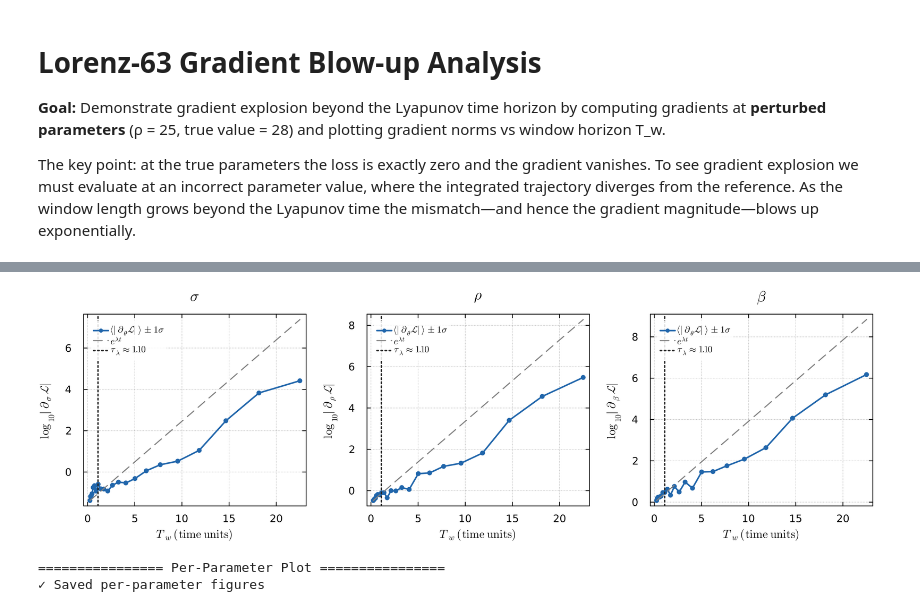
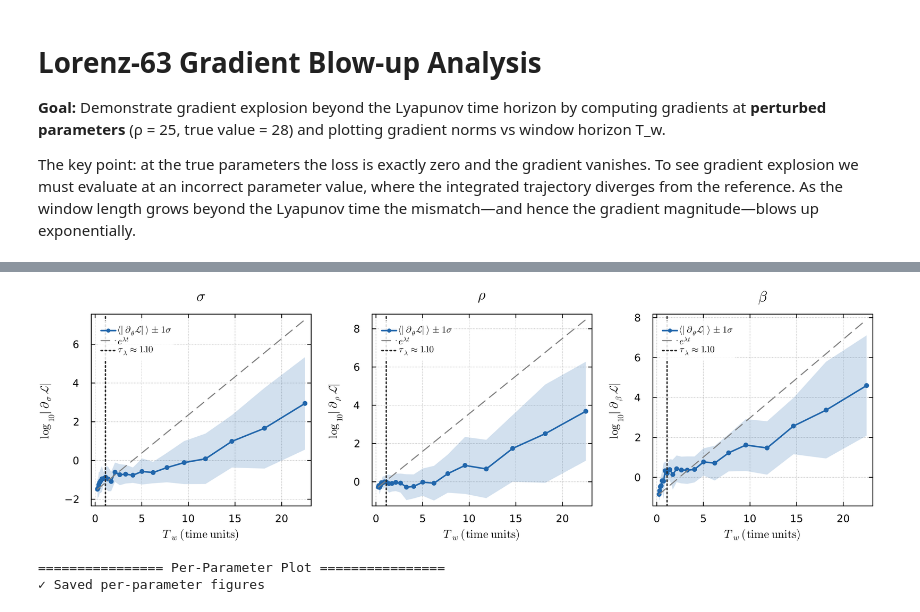
Before and after one commit to nviebig/LorenzParameterEstimation, a Jupyter notebook: examples_weather/basic_training/l63_gradient_blowup.ipynb, the cells around one changed output, grey strips where cells are left out. Saved outputs shown, nothing was run; the diff lists cells and outputs as text; code cells hidden in the pictures.

```diff
--- a/examples_weather/basic_training/l63_gradient_blowup.ipynb
+++ b/examples_weather/basic_training/l63_gradient_blowup.ipynb
@@ -157,7 +140,8 @@ println("\n================ Publication-Quality Plot ================")
 
 valid = isfinite.(grad_means) .& isfinite.(grad_stds)
 Tw_v = Tw_list[valid][1:end-1]
-μ_v  = grad_means[valid][1:end-1]   # log10 values
+μ_v  = grad_means[valid][1:end-1]   # mean of log10(norm)
+σ_v  = grad_stds[valid][1:end-1]    # std  of log10(norm) — symmetric ribbon in log space
 
 # ── linear fit in log10 space: log10(‖∇‖) = a + b·T_w  →  λ_fit = b·ln(10) ─
 A       = [ones(length(Tw_v)) Tw_v]
@@ -179,13 +163,16 @@ col_vline = RGB(0.15, 0.15, 0.15)
 
 p = plot(
     Tw_v, μ_v;
+    ribbon            = σ_v,
+    fillalpha         = 0.20,
+    fillcolor         = col_line,
     linecolor         = col_line,
     linewidth         = 2.0,
     markershape       = :circle,
     markersize        = 4.5,
     markercolor       = col_line,
     markerstrokewidth = 0,
-    label             = L"\langle\log_{10}\|\nabla_\theta\mathcal{L}\|_2\rangle\;(n\!=\!30)",
+    label             = L"\langle\log_{10}\|\nabla_\theta\mathcal{L}\|_2\rangle \pm 1\sigma\;(n\!=\!30)",
     xlabel      = L"T_w \; (\mathrm{time\; units})",
     ylabel      = L"\log_{10}\|\nabla_{\!\theta}\,\mathcal{L}\|_2",
     size        = (520, 360),
@@ -206,7 +193,6 @@ p = plot(
     background_color_legend = RGBA(1, 1, 1, 0.85),
 )
 
-
 # theoretical Lyapunov reference
 plot!(p, t_ref_line, log_exp_ref;
       linecolor = col_ref,
@@ -306,18 +291,13 @@ for (means, stds, param_name, ylabel_str) in param_data
     μ_v  = means[valid]
     σ_v  = stds[valid]
 
-    # transform to log10 space — ribbon is then symmetric in log units
-    log_μ    = log10.(μ_v)
-    log_lo   = log10.(max.(μ_v .- σ_v, 1e-10))
-    log_hi   = log10.(μ_v .+ σ_v)
-    d_lo_log = log_μ .- log_lo
-    d_hi_log = log_hi .- log_μ
-
+    # μ_v and σ_v are already in log10 space — symmetric ribbon
     t_ref_line  = range(Tw_v[1], Tw_v[end], length=400)
-    log_exp_ref = log10.(μ_v[1] .* exp.(λ_est .* (t_ref_line .- Tw_v[1])))
+    log_exp_ref = μ_v[1] .+ (λ_est / log(10)) .* (t_ref_line .- Tw_v[1])
 
     pp = plot(
-        Tw_v, log_μ;
+        Tw_v, μ_v;
+        ribbon            = σ_v,
         fillalpha         = 0.20,
         fillcolor         = col_line,
         linecolor         = col_line,
@@ -342,33 +322,33 @@ for (means, stds, param_name, ylabel_str) in param_data
         foreground_color_legend = nothing,
         background_color_legend = RGBA(1,1,1,0.85),
     )
 
     plot!(pp, t_ref_line, log_exp_ref;
           linecolor = col_ref,
           linestyle = :dash,
           linewidth = 1.4,
           label     = L"e^{\lambda t}")
 
     vline!(pp, [τ_λ];
            linecolor = col_vline,
            linestyle = :dot,
            linewidth = 1.8,
            label     = L"\tau_\lambda \approx 1.10")
 
     push!(plots_list, pp)
 end
 
 p3 = plot(plots_list...; layout=(1,3), size=(1100, 330),
           dpi=300,
           left_margin=5Plots.mm, bottom_margin=5Plots.mm,
           right_margin=3Plots.mm, top_margin=4Plots.mm)
 
 display(p3)
 
 savefig(p3, joinpath(@__DIR__, "lorenz_gradient_blowup_per_param.pdf"))
 savefig(p3, joinpath(@__DIR__, "lorenz_gradient_blowup_per_param.png"))
 println("✓ Saved per-parameter figures")
 # %% [output]
-[figure, old version]
+[figure, new version]
 ================ Per-Parameter Plot ================
 ✓ Saved per-parameter figures
```
Also changed, not shown: parts of 7 cells of this notebook, 11 other files.
